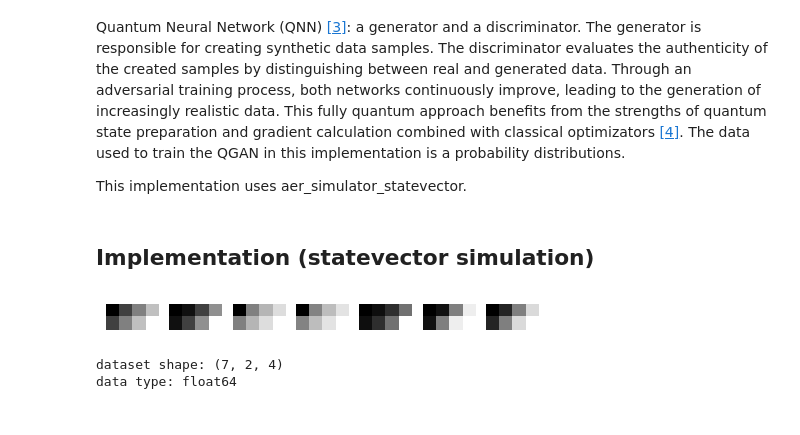
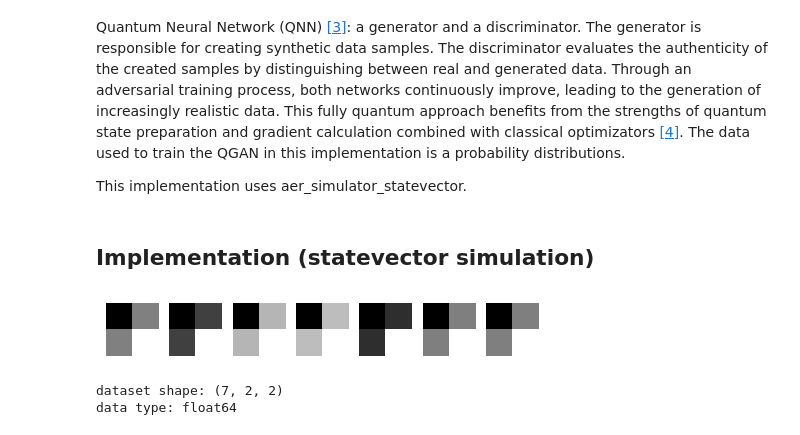
Before and after one commit to bburuta/Qiskit-IBM, a Jupyter notebook: qgan_v2/opt/noiseless_torch_opt_ang.ipynb, the cells around one changed output. Cells and saved outputs as stored; diff of their text form; code cells hidden in the pictures.

Commit message:
c49 - Noiseless amplitude and angle encoding completed

```diff
--- a/qgan_v2/opt/noiseless_torch_opt_ang.ipynb
+++ b/qgan_v2/opt/noiseless_torch_opt_ang.ipynb
@@ -65,8 +68,8 @@ import datetime as dt
 # Training configuration dict
 train_config = {
     'execution_type': "noiseless_simulation", #noiseless_simulation
-    'n_qubits': 3,
-    'seed': 2,
+    'n_qubits': 4,
+    'seed': 1,
     'id': None, # For different circuits or training parameters
     'reset_data': True,
 
@@ -76,8 +79,8 @@ train_config = {
     'gen_iterations': 1,
     'disc_iterations': 3,
     'batch_size': 4, # How many samples' gradients are going to be calculated in a step
-    'real_rate': 0.5, # Rate of training discriminator with real samples instead of generated samples
-    'random_input': False, # Add randomness in the input when generating a sample
+    #'real_rate': 0.5, # Rate of training discriminator with real samples instead of generated samples
+    'random_input': True, # Add randomness in the input when generating a sample
     'save_loss_iterations': 10, # Calculate extra forward pass to save loss
     'print_progress_iterations': 10,
 
@@ -91,7 +94,7 @@ train_config = {
 # File management
 def manage_files(
         data_folder_name = 'data',
-        implementation_name = 'noiseless_torch_opt_amp',
+        implementation_name = 'noiseless_torch_opt_ang',
         execution_type_name = train_config['execution_type'],
         training_data_file_name = 'training_data',
         circuits_file_name = 'circuits',
@@ -222,35 +236,35 @@ def create_gradients(total_pixels, directions=None, curves=None, width=None, hei
         if direction not in norm_maps:
             raise ValueError(f"Unknown direction: {direction}")
         base_map = norm_maps[direction]
 
         for curve in curves:
             # Apply curve to normalized map
             curved_map = apply_curve(base_map, curve)
             gradients.append(curved_map)
 
     # Save in file
     image_array = np.array(gradients).reshape(-1, height, width)
     np.save(train_config['dataset_file'], image_array)
 
 
 # Load circuits from file
 try:
     X = np.load(train_config['dataset_file'])
 except FileNotFoundError:
     print("Dataset file not found. Creating new dataset file.")
-    create_gradients(2**train_config['n_qubits'])
+    create_gradients(train_config['n_qubits'])
     X = np.load(train_config['dataset_file'])
 
 
 # Show dataset
 for i in range(len(X)):
     plt.subplot(1,len(X)+1,i+1)
     plt.imshow(X[i], cmap="gray")
     plt.axis("off")
 plt.show()
 print("dataset shape:", X.shape, "\ndata type:", X.dtype)
 # %% [output]
-[figure, old version]
+[figure, new version]
-dataset shape: (7, 2, 4)
+dataset shape: (7, 2, 2)
 data type: float64
 # %%
```
Also changed, not shown: parts of 10 cells of this notebook, 26 other files.
